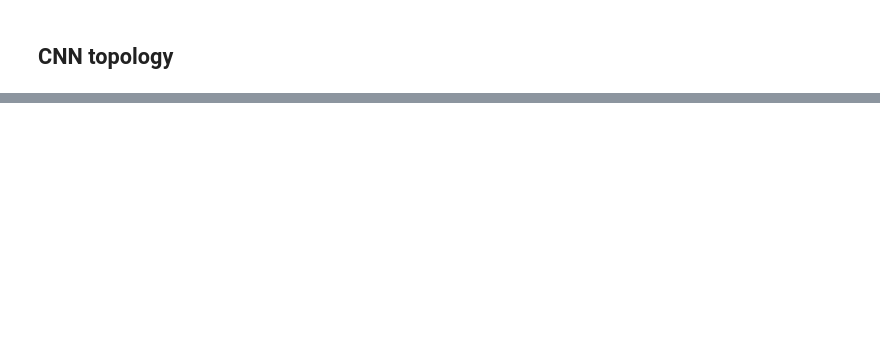
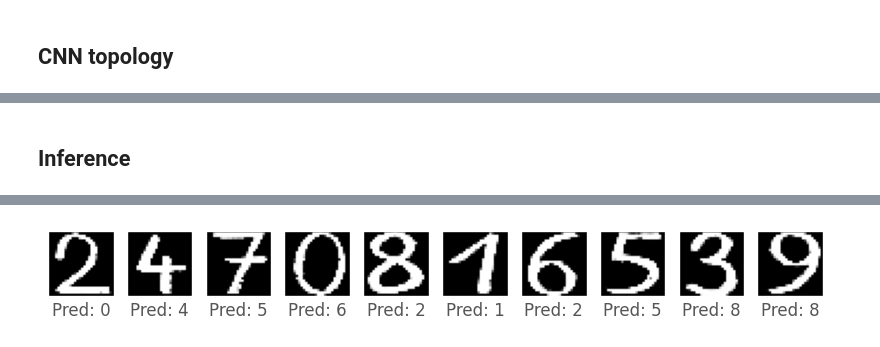
Before and after one commit to MarioMSI/deep-learning-basic-notebooks, a Jupyter notebook: CNN-Clasification-MNIST.ipynb, the cells around one changed output, grey strips where cells are left out. Saved outputs shown, nothing was run; the diff lists cells and outputs as text; code cells hidden in the pictures; blank space fills up the shorter version.

Commit message:
inference section add

```diff
--- a/CNN-Clasification-MNIST.ipynb
+++ b/CNN-Clasification-MNIST.ipynb
@@ -81,0 +245,7 @@ print(x_tr.shape)
+# %%
+model.compile(optimizer='adam',
+               #loss='sparse_categorical_crossentropy',
+               loss='categorical_crossentropy', # Si las etiquetas están en one-hot encoded
+               metrics=['accuracy'])
+# %%
+model = trainning_evaluating_cnn(model, x_train, y_train, x_val, y_val, x_te, y_te, epochs=5, batch_size=256)
@@ -81,0 +282,34 @@ print(x_tr.shape)
+# %% [markdown]
+## Inference
+# %%
+# Definir la función preprocess_images
+def preprocess_new_images(image_folder, target_size=(28, 28)):
+    images = []
+    for img_name in os.listdir(image_folder):
+        img_path = os.path.join(image_folder, img_name)
+        img = image.load_img(img_path, target_size=target_size, color_mode='grayscale')
+        img_array = image.img_to_array(img)
+        img_array = img_array.astype('float32') / 255.0  # Normalizar
+        images.append(img_array)
+    return np.array(images).reshape(-1, 28, 28, 1)
+# %%
+# Preprocesar las imágenes
+image_folder = './test_images/jpeg'
+processed_images = preprocess_new_images(image_folder)
+# %%
+predictions = model.predict(processed_images)
+
+# Convertir las predicciones a etiquetas de clase
+predicted_classes = np.argmax(predictions, axis=1)
+
+# Mostrar las imágenes con sus predicciones
+plt.figure(figsize=(10, 10))
+for i in range(min(10, len(processed_images))):
+    plt.subplot(1, 10, i + 1)
+    plt.xticks([])
+    plt.yticks([])
+    plt.grid(False)
+    plt.imshow(processed_images[i].reshape(28, 28), cmap=plt.cm.binary)
+    plt.xlabel(f'Pred: {predicted_classes[i]}')
+plt.show()
+# %% [output]
@@ -81,0 +317 @@ print(x_tr.shape)
+[figure, added]
```
Also changed, not shown: parts of 11 cells of this notebook, 23 other files.
